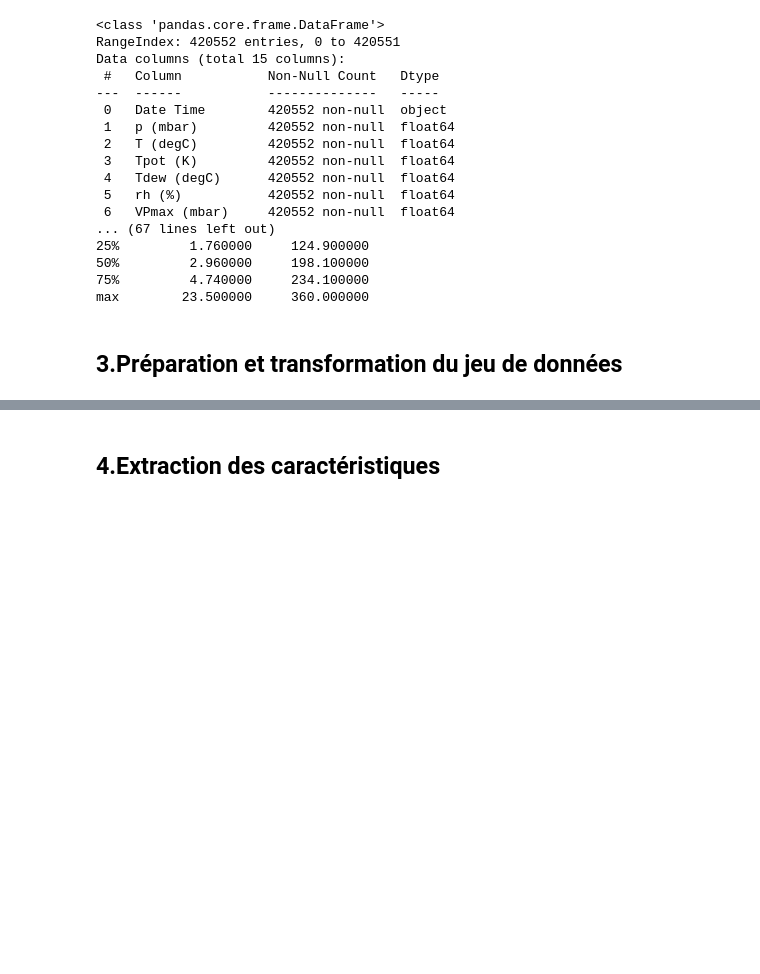
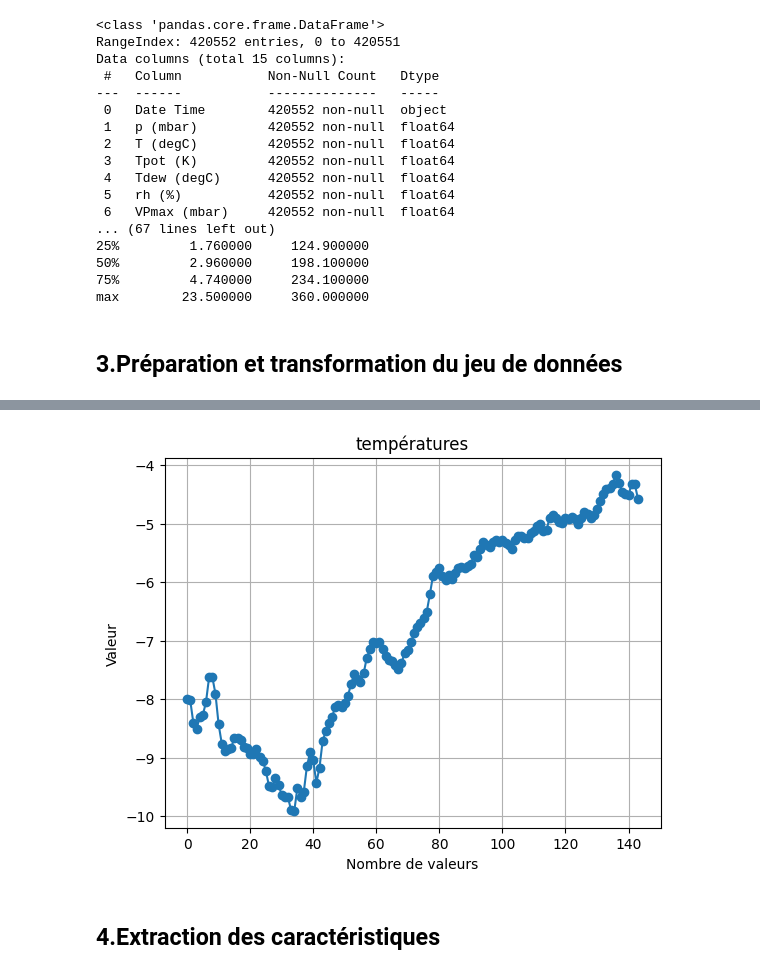
Before and after one commit to Louise-MarieHenaff/PROJET-SIM, a Jupyter notebook: projet_similarite.ipynb, the cells around one changed output, grey strips where cells are left out. Saved outputs shown, nothing was run; the diff lists cells and outputs as text; code cells hidden in the pictures; blank space fills up the shorter version.

```diff
--- a/projet_similarite.ipynb
+++ b/projet_similarite.ipynb
@@ -62,4 +63,4 @@ max        23.500000     360.000000
 # %%
 doc['Date Time'] = pd.to_datetime(doc['Date Time'], format="%d.%m.%Y %H:%M:%S")
 # %%
-doc.set_index("Date Time")
+doc.set_index("Date Time", inplace=True)
@@ -150,3 +141,17 @@ print(doc)
+# %%
+donnees_a_tracer = doc['T (degC)'].head(144)
+
+x_values = range(144)
+
+plt.plot(x_values, donnees_a_tracer, marker='o', linestyle='-')
+plt.xlabel('Nombre de valeurs')
+plt.ylabel('Valeur')
+plt.title('températures')
+plt.grid(True)
+
+plt.show()
+# %% [output]
+[figure, added]
 # %% [markdown]
 ## 4.Extraction des caractéristiques
 # %% [markdown]
```
Also changed, not shown: parts of 6 cells of this notebook.
